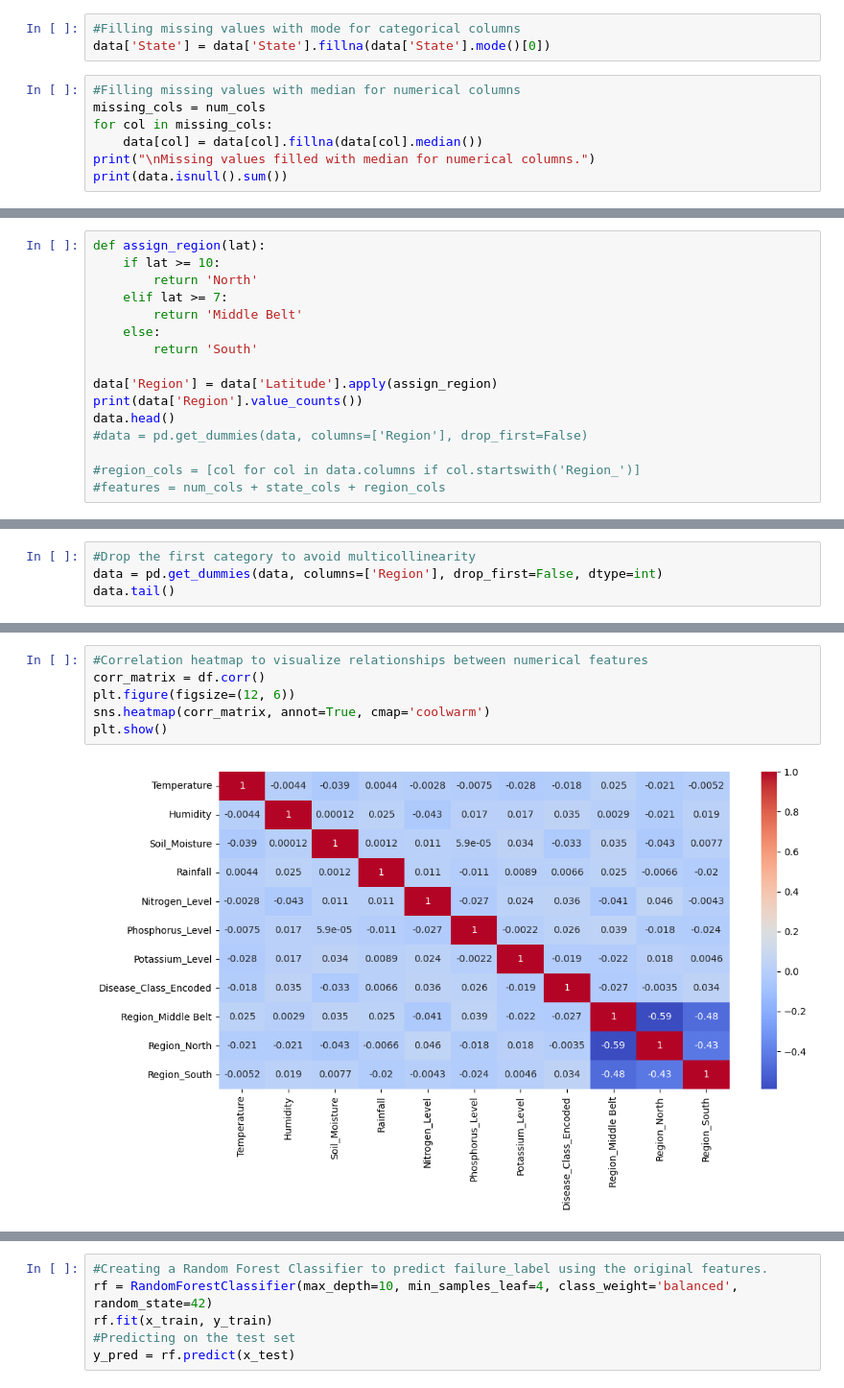
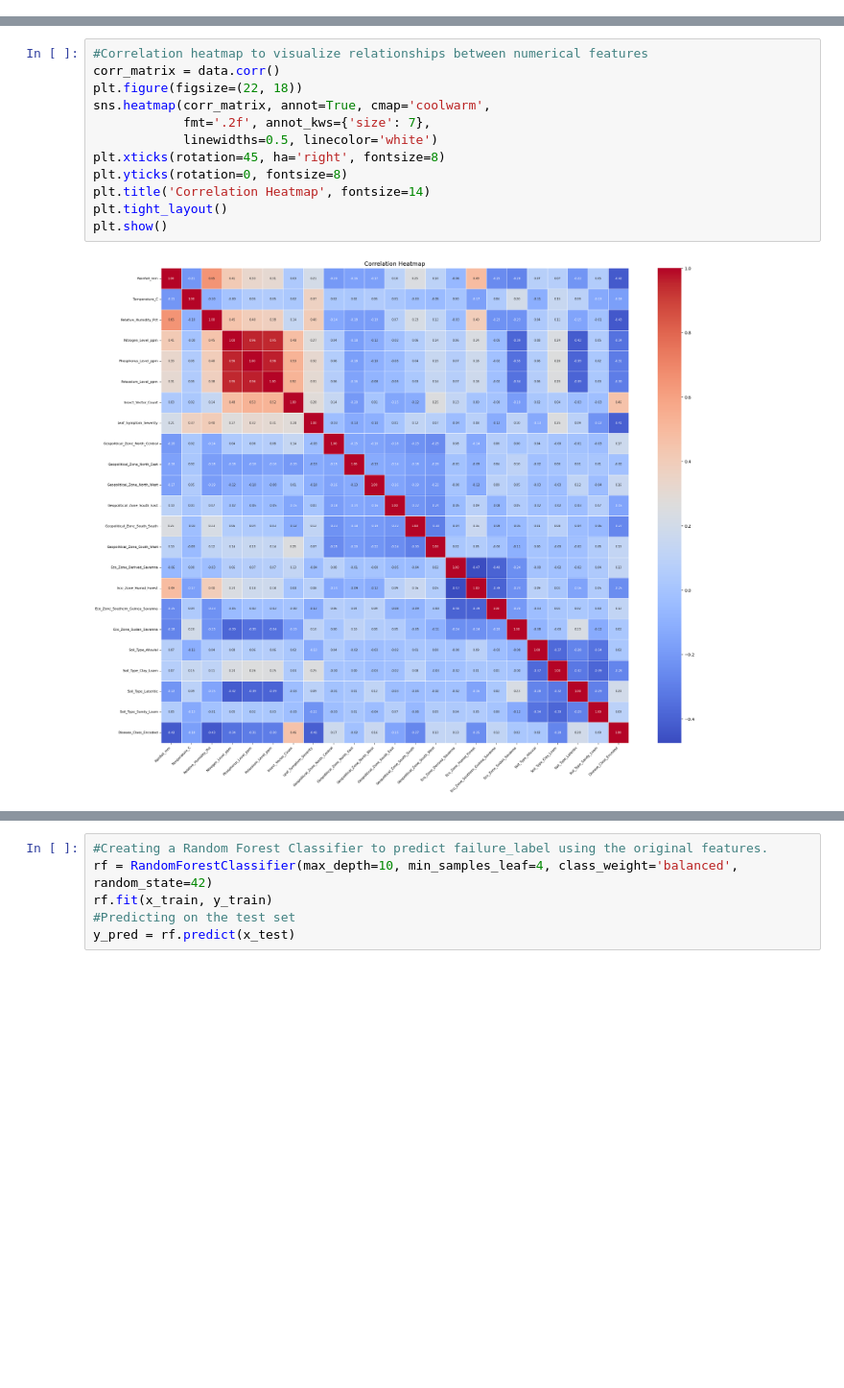
Before and after one commit to SunSpot-Tech/ML-JOURNEY, a Jupyter notebook: Mine/Agric.ipynb, the cells around one changed output, grey strips where cells are left out. Shown at 96% size. Drawn from its saved outputs; the diff is of its cells as text; blank space fills up the shorter version.

```diff
--- a/Mine/Agric.ipynb
+++ b/Mine/Agric.ipynb
@@ -110,10 +107,0 @@ num_cols = data.select_dtypes(include=np.number).columns
-# %%
-#Filling missing values with mode for categorical columns
-data['State'] = data['State'].fillna(data['State'].mode()[0])
-# %%
-#Filling missing values with median for numerical columns
-missing_cols = num_cols
-for col in missing_cols:
-    data[col] = data[col].fillna(data[col].median())
-print("\nMissing values filled with median for numerical columns.")
-print(data.isnull().sum())
@@ -201,16 +128,0 @@ data.head()
-# %%
-def assign_region(lat):
-    if lat >= 10:
-        return 'North'
-    elif lat >= 7:
-        return 'Middle Belt'
-    else:
-        return 'South'
-
-data['Region'] = data['Latitude'].apply(assign_region)
-print(data['Region'].value_counts())
-data.head()
-#data = pd.get_dummies(data, columns=['Region'], drop_first=False)
-
-#region_cols = [col for col in data.columns if col.startswith('Region_')]
-#features = num_cols + state_cols + region_cols
@@ -229,4 +128,0 @@ Name: count, dtype: int64
-# %%
-#Drop the first category to avoid multicollinearity
-data = pd.get_dummies(data, columns=['Region'], drop_first=False, dtype=int)
-data.tail()
@@ -264,10 +143,16 @@ df.describe()
 # %%
 #Correlation heatmap to visualize relationships between numerical features
-corr_matrix = df.corr()
-plt.figure(figsize=(12, 6))
-sns.heatmap(corr_matrix, annot=True, cmap='coolwarm')
+corr_matrix = data.corr()
+plt.figure(figsize=(22, 18))
+sns.heatmap(corr_matrix, annot=True, cmap='coolwarm',
+            fmt='.2f', annot_kws={'size': 7},
+            linewidths=0.5, linecolor='white')
+plt.xticks(rotation=45, ha='right', fontsize=8)
+plt.yticks(rotation=0, fontsize=8)
+plt.title('Correlation Heatmap', fontsize=14)
+plt.tight_layout()
 plt.show()
 # %% [output]
-[figure, old version]
+[figure, new version]
 # %%
 outlier_report = []
```
Also changed, not shown: parts of 37 cells of this notebook, 57 other files.
